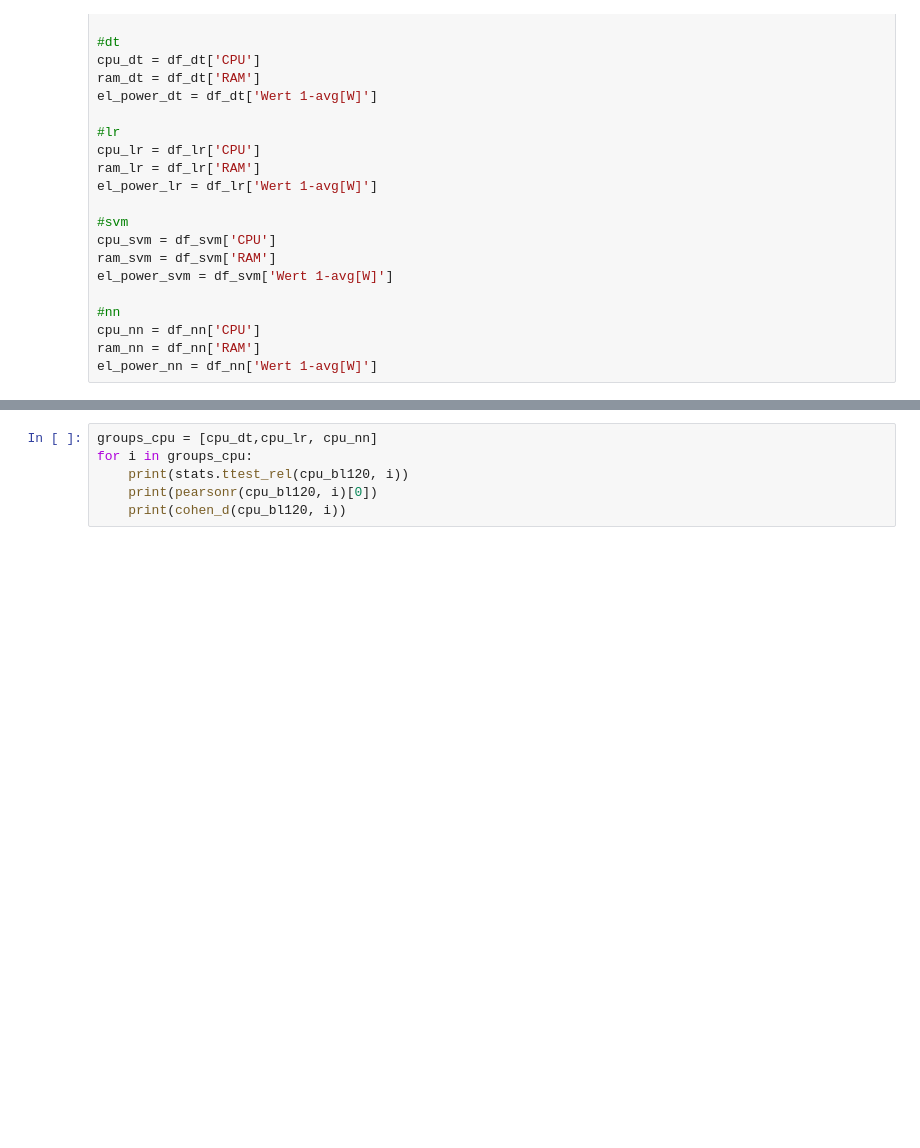
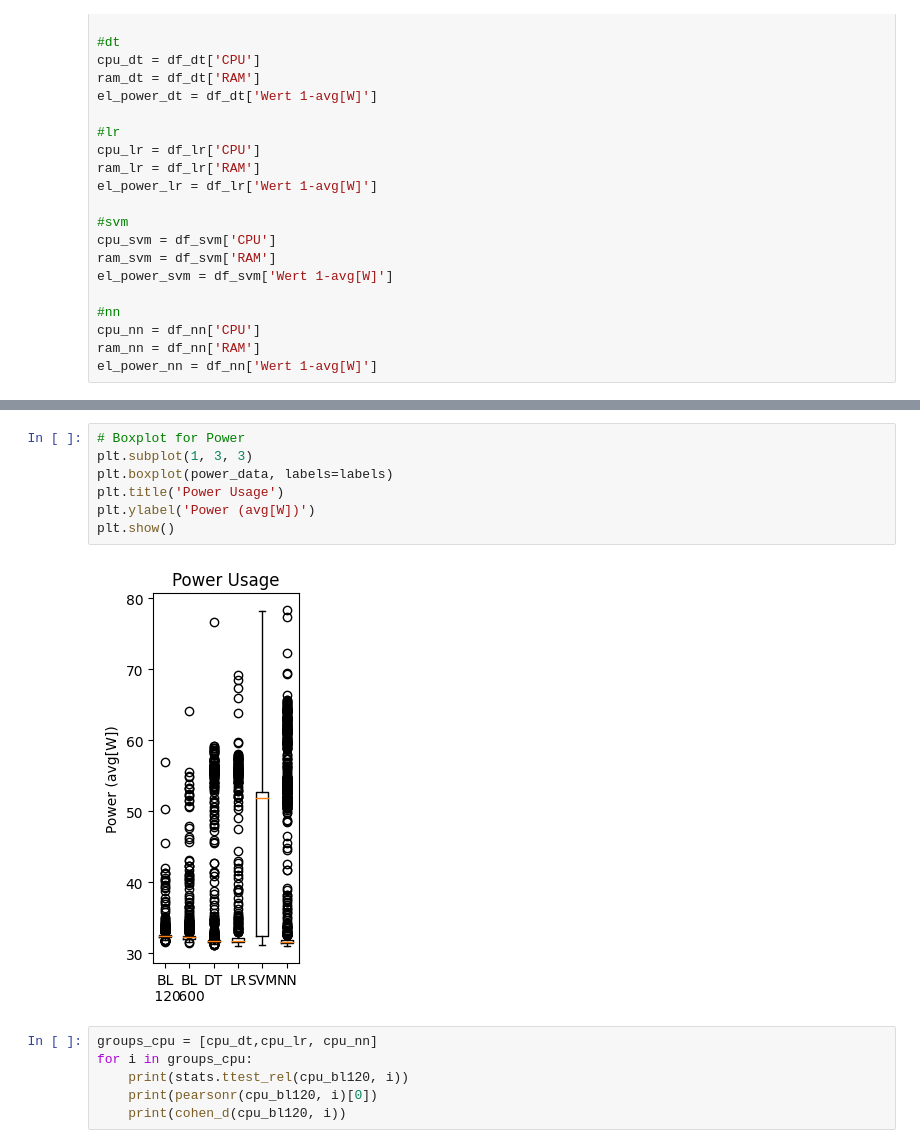
Before and after one commit to marlenebuelt/messung-1, a Jupyter notebook: analyse/ttest.ipynb, the cells around one changed output, grey strips where cells are left out. Saved outputs shown, nothing was run; the diff lists cells and outputs as text; blank space fills up the shorter version.

```diff
--- a/analyse/ttest.ipynb
+++ b/analyse/ttest.ipynb
@@ -49,3 +106,12 @@ el_power_nn = df_nn['Wert 1-avg[W]']
+# %%
+# Boxplot for Power
+plt.subplot(1, 3, 3)
+plt.boxplot(power_data, labels=labels)
+plt.title('Power Usage')
+plt.ylabel('Power (avg[W])')
+plt.show()
+# %% [output]
+[figure, added]
 # %%
 groups_cpu = [cpu_dt,cpu_lr, cpu_nn]
 for i in groups_cpu:
```
Also changed, not shown: parts of 5 cells of this notebook, 26 other files.
